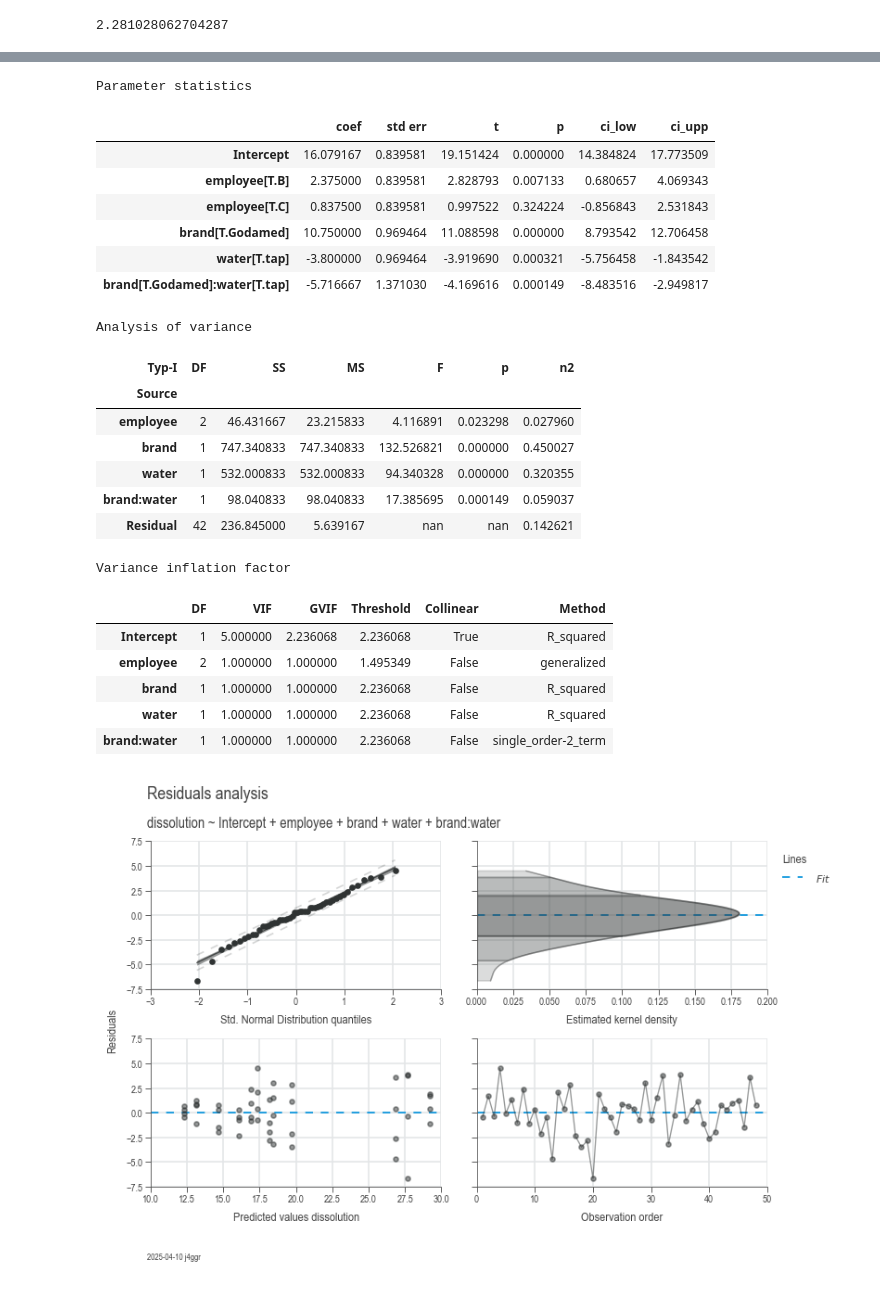
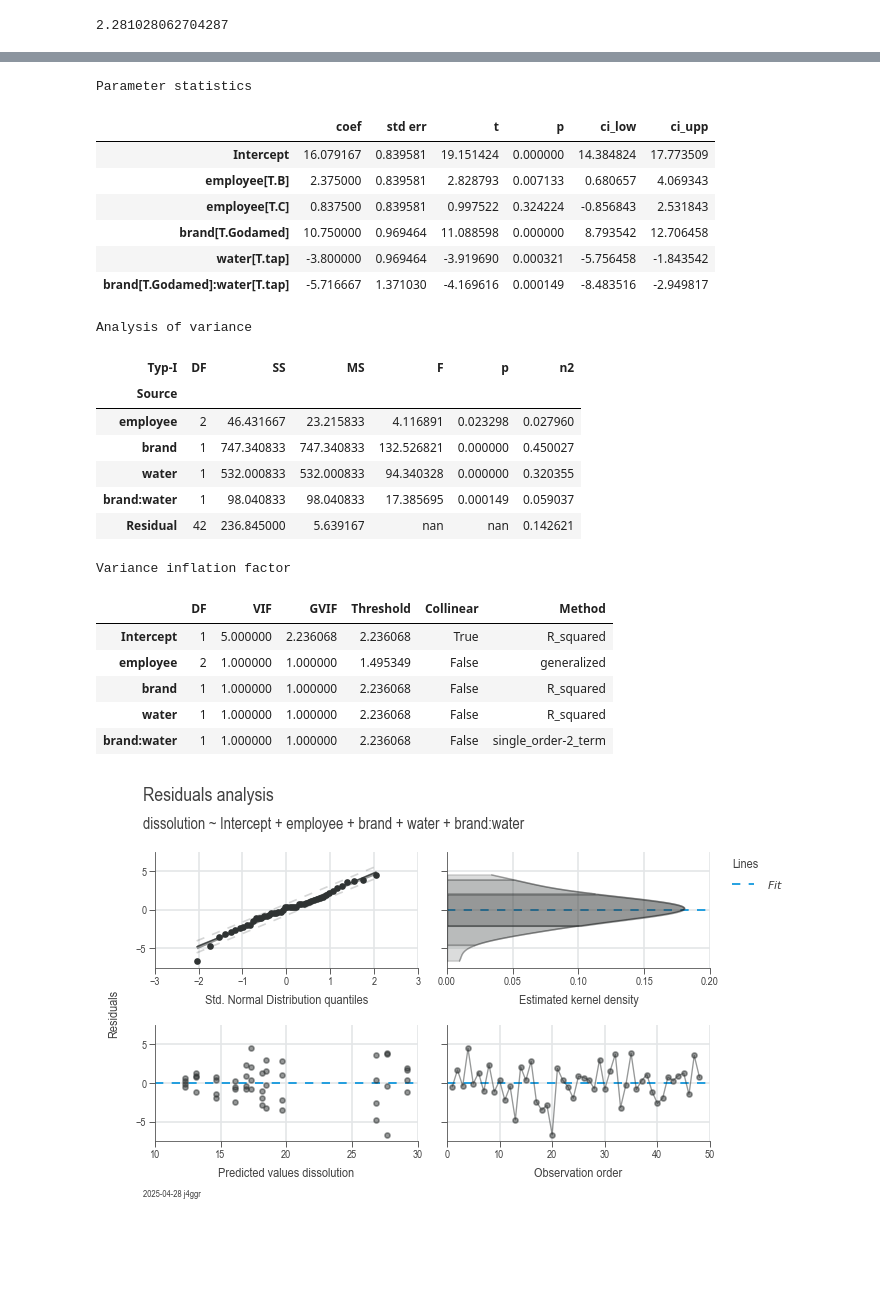
Before and after one commit to j4ggr/DaSPi, a Jupyter notebook: notebooks/doc-content_process-analysis.ipynb, the cells around one changed output, grey strips where cells are left out. Cells and saved outputs as stored; diff of their text form; code cells hidden in the pictures; blank space fills up the shorter version.

Commit message:
LabelFacets - added, _remove_last_labelpad method - added, _adjust_centered_labels method - changed, option that single x and y label are drawn as axes labels
Doc
- changed, updated charts

```diff
--- a/notebooks/doc-content_process-analysis.ipynb
+++ b/notebooks/doc-content_process-analysis.ipynb
@@ -207,35 +206,35 @@ df_gof = pd.DataFrame()
 for data_gof in model.recursive_elimination():
     df_gof = pd.concat([df_gof, data_gof])
 
-dsp.ResidualsCharts(model).plot().stripes().label(info=True).save('/docs/img/anova_dissolution_residues.png', dpi=DPI)
-dsp.ParameterRelevanceCharts(model).plot().label(info=True).save('/docs/img/anova_dissolution_params.png', dpi=DPI)
+dsp.ResidualsCharts(model).plot().stripes().label(info=True).save('./docs/img/anova_dissolution_residues.png', dpi=DPI)
+dsp.ParameterRelevanceCharts(model).plot().stripes().label(info=True).save('./docs/img/anova_dissolution_params.png', dpi=DPI)
 model
 # %% [output]
 formula:dissolution ~ 16.0792 + 2.3750*employee[T.B] + 0.8375*employee[T.C] + 10.7500*brand[T.Godamed] - 3.8000*water[T.tap] - 5.7167*brand[T.Godamed]:water[T.tap]
 Model summary
 |  | hierarchical | least_parameter | p_least | s | aic | r2 | r2_adj | r2_pred |
 | 0 | True | employee | 0.023298 | 2.374693 | 224.835935 | 0.857379 | 0.840400 | 0.813719 |
 Parameter statistics
 |  | coef | std err | t | p | ci_low | ci_upp |
 | Intercept | 16.079167 | 0.839581 | 19.151424 | 0.000000 | 14.384824 | 17.773509 |
 | employee[T.B] | 2.375000 | 0.839581 | 2.828793 | 0.007133 | 0.680657 | 4.069343 |
 | employee[T.C] | 0.837500 | 0.839581 | 0.997522 | 0.324224 | -0.856843 | 2.531843 |
 | brand[T.Godamed] | 10.750000 | 0.969464 | 11.088598 | 0.000000 | 8.793542 | 12.706458 |
 | water[T.tap] | -3.800000 | 0.969464 | -3.919690 | 0.000321 | -5.756458 | -1.843542 |
 | brand[T.Godamed]:water[T.tap] | -5.716667 | 1.371030 | -4.169616 | 0.000149 | -8.483516 | -2.949817 |
 Analysis of variance
 | Typ-I | DF | SS | MS | F | p | n2 |
 | Source |  |  |  |  |  |  |
 | employee | 2 | 46.431667 | 23.215833 | 4.116891 | 0.023298 | 0.027960 |
 | brand | 1 | 747.340833 | 747.340833 | 132.526821 | 0.000000 | 0.450027 |
 | water | 1 | 532.000833 | 532.000833 | 94.340328 | 0.000000 | 0.320355 |
 | brand:water | 1 | 98.040833 | 98.040833 | 17.385695 | 0.000149 | 0.059037 |
 | Residual | 42 | 236.845000 | 5.639167 | nan | nan | 0.142621 |
 Variance inflation factor
 |  | DF | VIF | GVIF | Threshold | Collinear | Method |
 | Intercept | 1 | 5.000000 | 2.236068 | 2.236068 | True | R_squared |
 | employee | 2 | 1.000000 | 1.000000 | 1.495349 | False | generalized |
 | brand | 1 | 1.000000 | 1.000000 | 2.236068 | False | R_squared |
 | water | 1 | 1.000000 | 1.000000 | 2.236068 | False | R_squared |
 | brand:water | 1 | 1.000000 | 1.000000 | 2.236068 | False | single_order-2_term |
-[figure, old version]
+[figure, new version]
```
Also changed, not shown: parts of 5 cells of this notebook, 13 other files.
